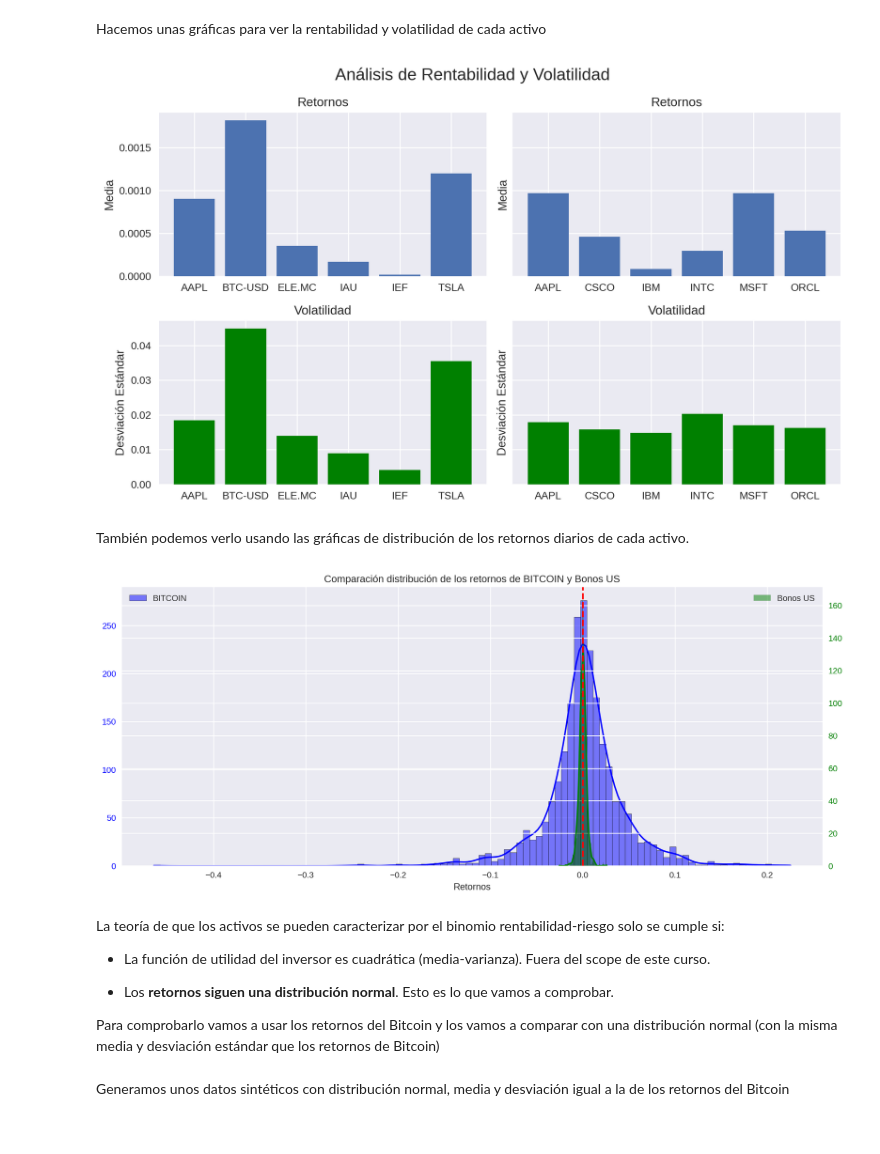
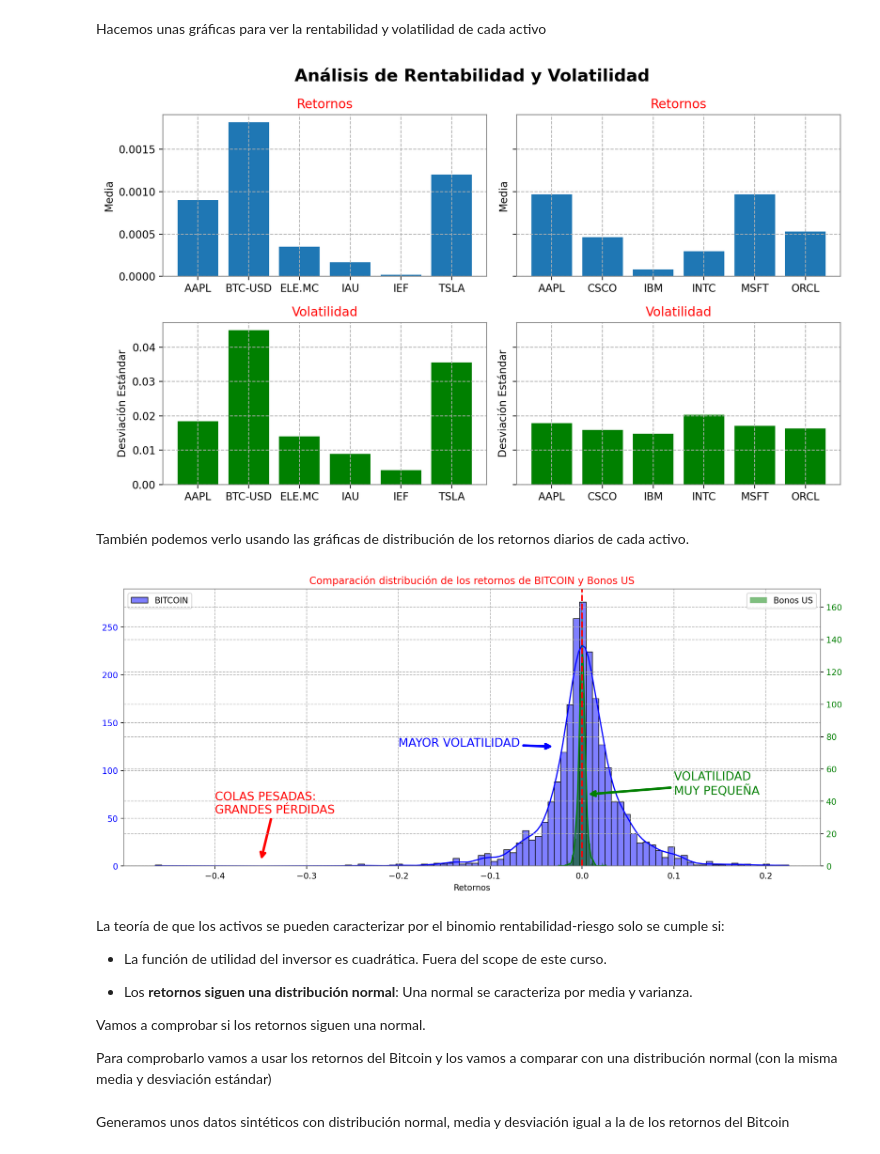
Before and after one commit to alfonso-santos/Python-aplicado-gestion-carteras, a Jupyter notebook: source/analisis-inicial.ipynb, the cells around one changed output. Cells and saved outputs as stored; diff of their text form; code cells hidden in the pictures.

```diff
--- a/source/analisis-inicial.ipynb
+++ b/source/analisis-inicial.ipynb
@@ -16,8 +6,10 @@ Vamos a verlo con algunos datos reales.
 # %%
 import numpy as np
 import pandas as pd
+import scipy.stats as stats
 import seaborn as sns
 import matplotlib.pyplot as plt
+import mplfinance as mpf
 import plotly.express as px
 import plotly.graph_objects as go
 import plotly.figure_factory as ff
@@ -35,7 +27,7 @@ import statsmodels.api as sm
 from utils import dibuja_covar, dibuja_covar_ax
 
 # print(plt.style.available) #list of available styles
-plt.style.use('seaborn-v0_8')
+plt.style.use('ggplot')
 
 plt.rcParams['figure.figsize'] = [16, 9]
 plt.rcParams['figure.dpi'] = 100
@@ -114,43 +221,65 @@ plt.tight_layout()
 # Mostrar el gráfico
 plt.show()
 # %% [output]
-[figure, old version]
+[figure, new version]
 # %% [markdown]
 También podemos verlo usando las gráficas de distribución de los retornos diarios de cada activo.
 # %%
 fig, ax1 = plt.subplots(figsize=(15, 6))
 
 # Crear el primer gráfico con sns.histplot
 sns.histplot(data=ret_close_df, x='BTC-USD', ax=ax1, bins=100, color='blue', kde=True, alpha=0.5, label='BITCOIN')
 ax1.set_xlabel('Retornos')
 ax1.set_ylabel('', color='blue')
 ax1.tick_params(axis='y', labelcolor='blue')
 ax1.legend(loc='upper left')
+
+# # Añadir texto en ax2
+# text_x = -0.4
+# text_y = 25
+
+#ax1.text(-0.2, 125, f"MAYOR VOLATILIDAD", fontsize=12, color='blue')
+
+ax1.annotate('MAYOR VOLATILIDAD', xy=(-0.03, 125), xytext=(-0.2, 125),
+            arrowprops=dict(arrowstyle='->', linewidth=3, color='blue'),
+            fontsize=14, color='blue')
+
+ax1.annotate('VOLATILIDAD \nMUY PEQUEÑA', xy=(0.005, 75), xytext=(0.1, 75),
+            arrowprops=dict(arrowstyle='->', linewidth=3, color='green'),
+            fontsize=14, color='green')
+
+ax1.annotate('COLAS PESADAS: \nGRANDES PÉRDIDAS', xy=(-0.35, 5), xytext=(-0.4, 55),
+            arrowprops=dict(arrowstyle='->', linewidth=3, color='red'),
+            fontsize=14, color='RED')
+
+
 
 # Duplicar el eje Y para el segundo gráfico
 ax2 = ax1.twinx()
 
 # Crear el segundo gráfico con sns.histplot
 sns.histplot(data=ret_close_df, x='IEF', ax=ax2, bins=100, color='green', kde=True, alpha=0.5, label='Bonos US')
 ax2.set_ylabel('', color='green')
 ax2.tick_params(axis='y', labelcolor='green')
 ax2.legend(loc='upper right')
 
 # Añadir una línea vertical en el eje X en 0
 plt.axvline(x=0, color='red', linestyle='--', linewidth=2)
 # Configurar título y mostrar el gráfico
 plt.title('Comparación distribución de los retornos de BITCOIN y Bonos US')
 plt.show()
 # %% [output]
-[figure, old version]
+[figure, new version]
 # %% [markdown]
 La teoría de que los activos se pueden caracterizar por el binomio rentabilidad-riesgo solo se cumple si:
 
-* La función de utilidad del inversor es cuadrática (media-varianza). Fuera del scope de este curso.
+* La función de utilidad del inversor es cuadrática. Fuera del scope de este curso.
 
-* Los **retornos siguen una distribución normal**. Esto es lo que vamos a comprobar.
+* Los **retornos siguen una distribución normal**: Una normal se caracteriza por media y varianza.
 
-Para comprobarlo vamos a usar los retornos del Bitcoin y los vamos a comparar con una distribución normal (con la misma media y desviación estándar que los retornos de Bitcoin)
+Vamos a comprobar si los retornos siguen una normal.
+
+Para comprobarlo vamos a usar los retornos del Bitcoin y los vamos a comparar con una distribución normal (con la misma media y desviación estándar)
 # %% [markdown]
 Generamos unos datos sintéticos con distribución normal, media y desviación igual a la de los retornos del Bitcoin
 # %%
```
Also changed, not shown: parts of 113 cells of this notebook, 1 other file.
